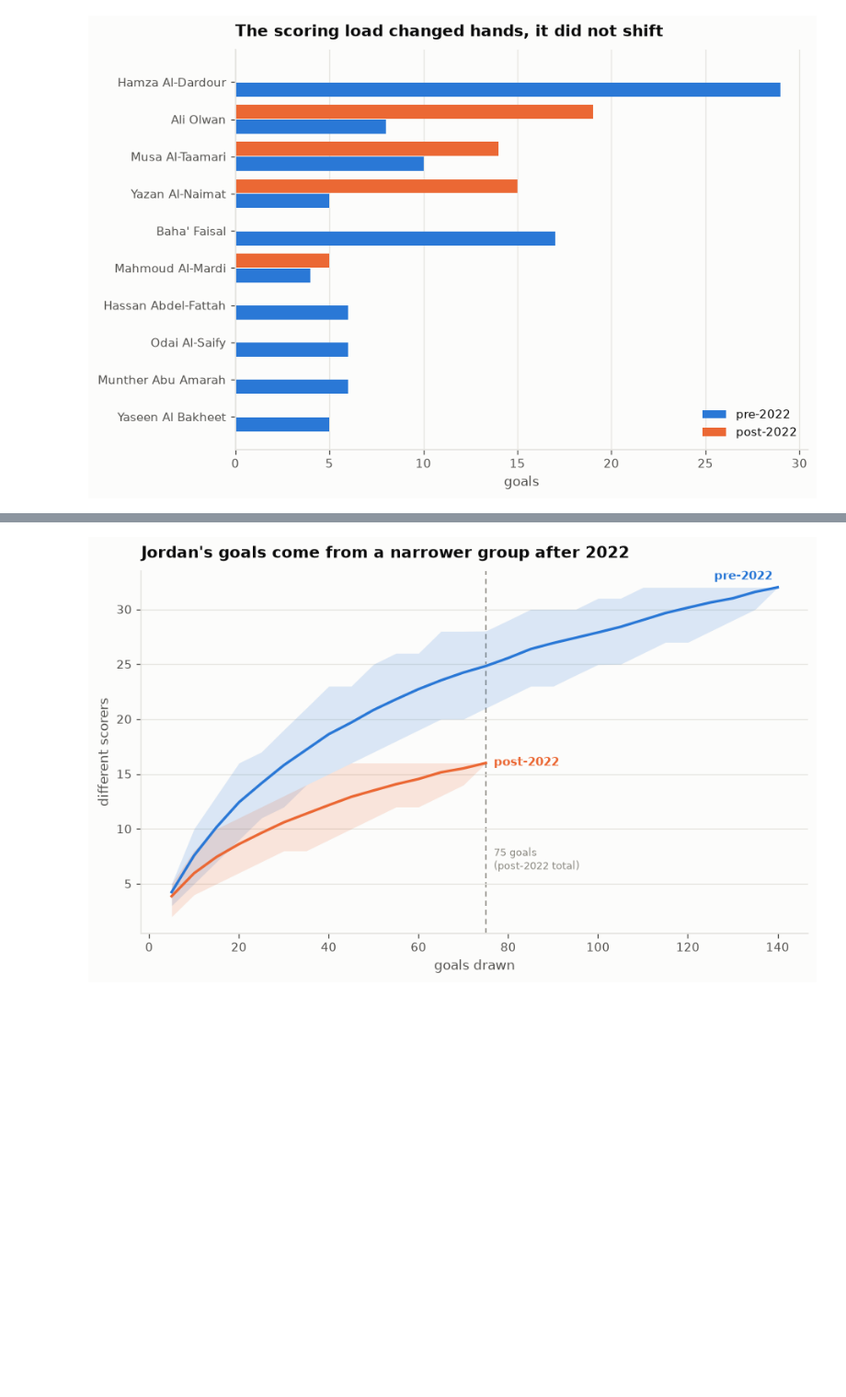
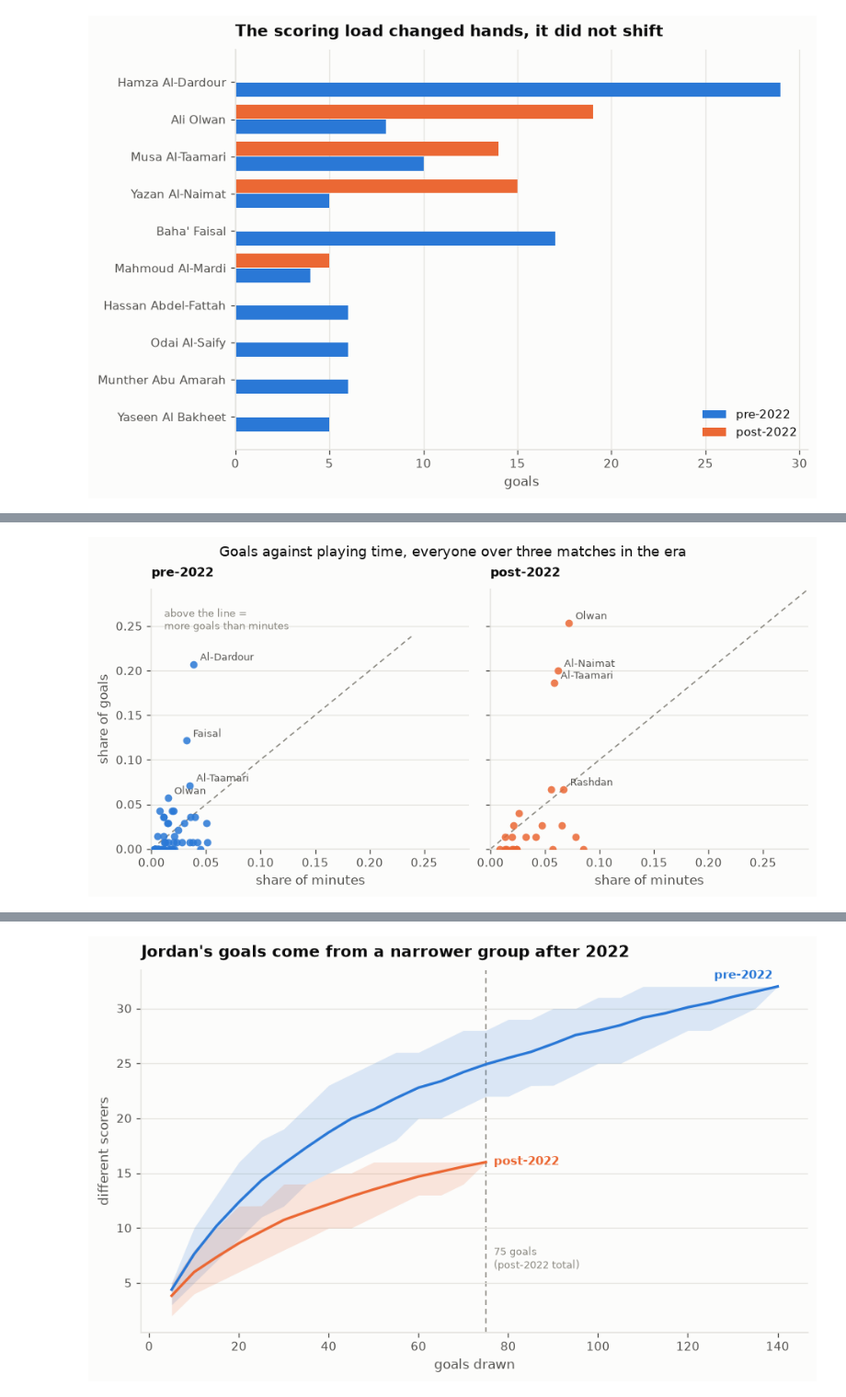
Before and after one commit to mqedan217/jordan-football-strength, a Jupyter notebook: notebooks/03_where_the_goals_came_from.ipynb, the cells around one changed output, grey strips where cells are left out. Shown at 92% size. Saved outputs shown, nothing was run; the diff lists cells and outputs as text; code cells hidden in the pictures; blank space fills up the shorter version.

```diff
--- a/notebooks/03_where_the_goals_came_from.ipynb
+++ b/notebooks/03_where_the_goals_came_from.ipynb
@@ -678,0 +740,31 @@ plt.show()
+# %%
+# Do the goals justify the minutes? On the diagonal a player takes exactly the
+# share of the goals that he takes of the time. Above it he is doing more with
+# what he gets.
+fig, axes = plt.subplots(1, 2, figsize=(7.8, 3.8), sharex=True, sharey=True)
+for ax, e, col in ((axes[0], "pre", viz.BLUE), (axes[1], "post", viz.ORANGE)):
+    d = sc[sc[e] >= MIN_FLOOR]
+    lim = max(d[f"share_min_{e}"].max(), d[f"share_gls_{e}"].max()) * 1.15
+    ax.plot([0, lim], [0, lim], color=viz.INK_MUTED, lw=1.0, ls=(0, (4, 3)),
+            zorder=1)
+    ax.scatter(d[f"share_min_{e}"], d[f"share_gls_{e}"], s=34, color=col,
+               alpha=0.85, zorder=3, linewidths=0)
+    for r in d.sort_values(f"share_gls_{e}", ascending=False).head(4).itertuples():
+        ax.annotate(getattr(r, "name").split()[-1],
+                    (getattr(r, f"share_min_{e}"), getattr(r, f"share_gls_{e}")),
+                    xytext=(5, 3), textcoords="offset points", fontsize=7.5,
+                    color=viz.INK_2)
+    ax.set_xlim(0, lim)
+    ax.set_ylim(0, lim)
+    ax.set_xlabel("share of minutes")
+    ax.set_title(f"{e}-2022", fontsize=9.5)
+    viz.despine(ax)
+axes[0].set_ylabel("share of goals")
+axes[0].annotate("above the line =\nmore goals than minutes", xy=(0.04, 0.93),
+                 xycoords="axes fraction", fontsize=7.5, color=viz.INK_MUTED,
+                 va="top")
+fig.suptitle("Goals against playing time, everyone over three matches in the era",
+             fontsize=10.5)
+plt.show()
+# %% [output]
+[figure, added]
```
Also changed, not shown: parts of 10 cells of this notebook, 1 other file.
